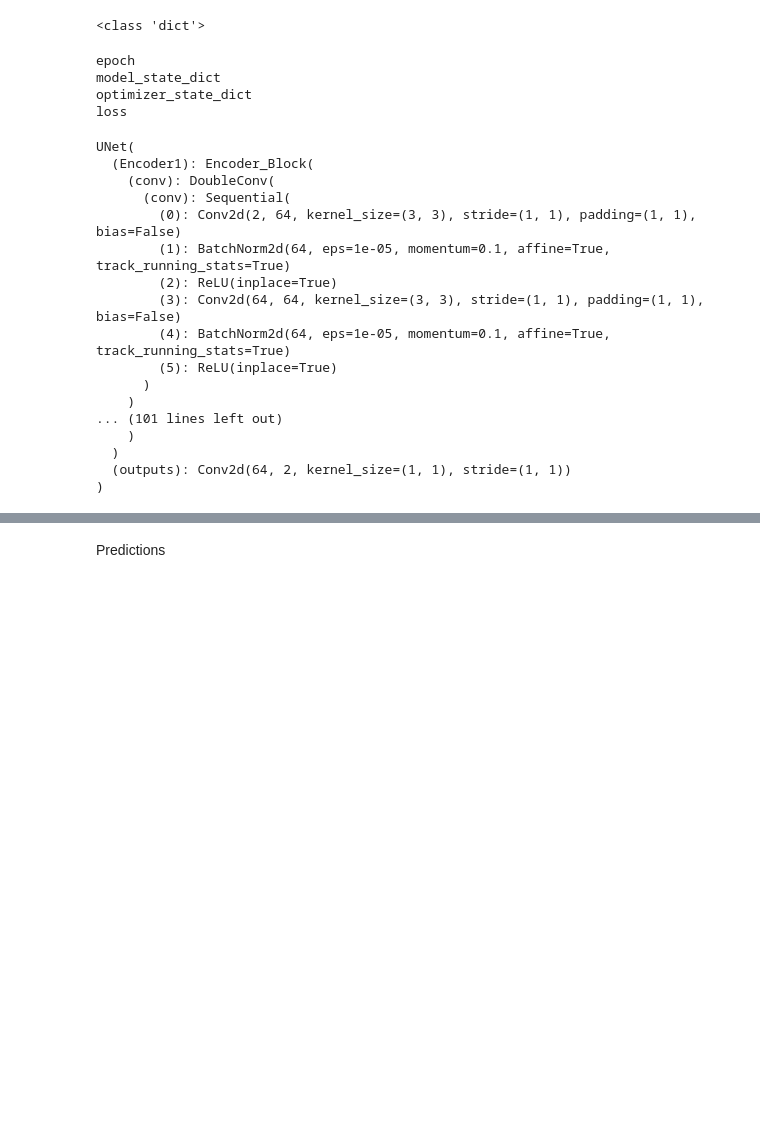
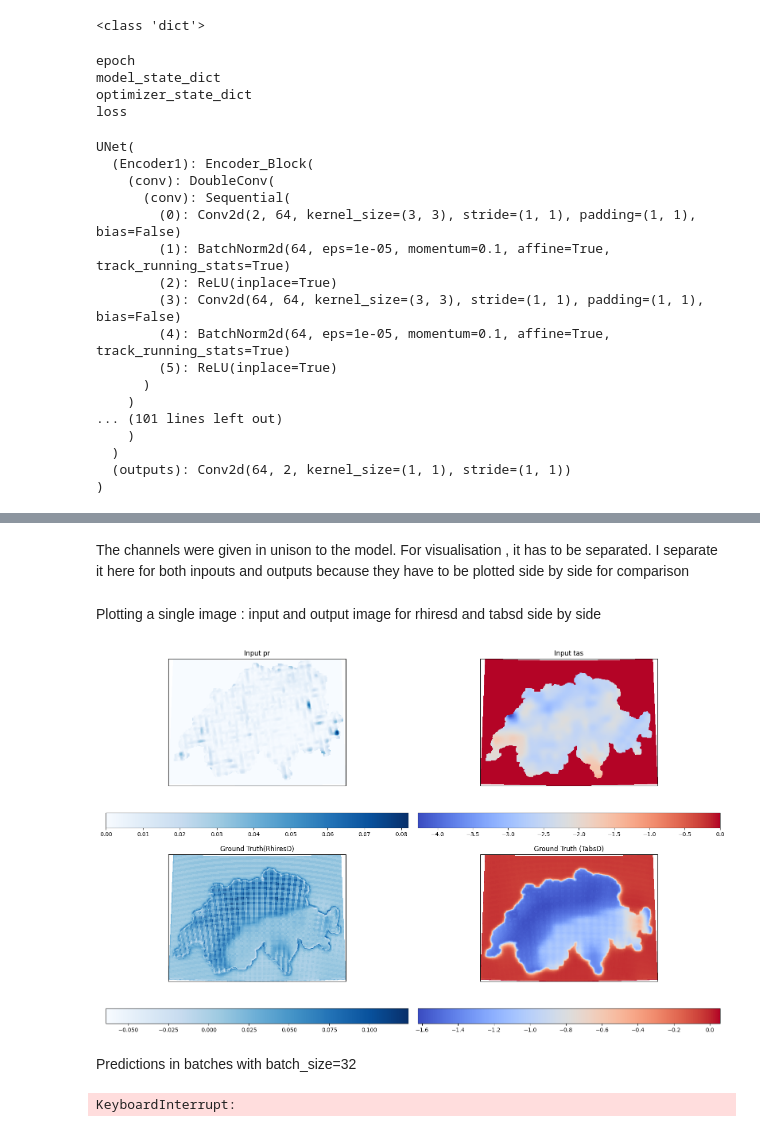
Before and after one commit to AsthanaShivanshi/Downscaling, a Jupyter notebook: Scripts/Jupyter_Notebooks/UNet_visualisations.ipynb, the cells around one changed output, grey strips where cells are left out. Drawn from its saved outputs; the diff is of its cells as text; code cells hidden in the pictures; blank space fills up the shorter version.

```diff
--- a/Scripts/Jupyter_Notebooks/UNet_visualisations.ipynb
+++ b/Scripts/Jupyter_Notebooks/UNet_visualisations.ipynb
@@ -69,0 +71,12 @@ test_loader= DataLoader(paired_ds, batch_size=32, shuffle=False)
+# %%
+#Predicting one single image pair
+index=0
+input_img, target_img=paired_ds[index]
+input_img= input_img.unsqueeze(0)
+model_instance.eval()
+with torch.no_grad():
+    output_img=model_instance(input_img)
+
+output_img=output_img.squeeze(0)
+# %%
+input_img=input_img.squeeze(0)
@@ -69,0 +91,8 @@ test_loader= DataLoader(paired_ds, batch_size=32, shuffle=False)
+# %% [markdown]
+The channels were given in unison to the model. For visualisation , it has to be separated. I separate it here for both inpouts and outputs because they have to be plotted side by side for comparison
+# %%
+input_rhiresd= input_img[0,:,:]
+input_tabsd= input_img[1,:,:]
+# %%
+predicted_rhiresd= output_img[0,:,:]
+predicted_tabsd= output_img[1,:,:]
@@ -70,6 +103,48 @@ test_loader= DataLoader(paired_ds, batch_size=32, shuffle=False)
+# %% [markdown]
+Plotting a single image : input and output image for rhiresd and tabsd side by side
+# %%
+lon_min, lon_max = 5, 11
+lat_min, lat_max = 45, 48
+
+lons = np.linspace(lon_min, lon_max, input_rhiresd.shape[1])
+lats = np.linspace(lat_min, lat_max, input_rhiresd.shape[0])
+lon2d, lat2d = np.meshgrid(lons, lats)
+
+lambert_proj = ccrs.LambertAzimuthalEqualArea(central_longitude=8, central_latitude=47)
+
+fig, axes = plt.subplots(2, 2, figsize=(16, 10), subplot_kw={'projection': lambert_proj})
+
+ax = axes[0, 0]
+im = ax.pcolormesh(lon2d, lat2d, input_rhiresd.cpu(), cmap='Blues', shading='auto', transform=ccrs.PlateCarree())
+ax.set_title('Input pr')
+fig.colorbar(im, ax=ax, orientation='horizontal')
+
+# Input Temperature
+ax = axes[0, 1]
+im = ax.pcolormesh(lon2d, lat2d, input_tabsd.cpu(), cmap='coolwarm', shading='auto', transform=ccrs.PlateCarree())
+ax.set_title('Input tas')
+fig.colorbar(im, ax=ax, orientation='horizontal')
+
+# Predicted Precipitation
+ax = axes[1, 0]
+im = ax.pcolormesh(lon2d, lat2d, predicted_rhiresd.cpu(), cmap='Blues', shading='auto', transform=ccrs.PlateCarree())
+ax.set_title('Ground Truth(RhiresD)')
+fig.colorbar(im, ax=ax, orientation='horizontal')
+
+# Predicted Temperature
+ax = axes[1, 1]
+im = ax.pcolormesh(lon2d, lat2d, predicted_tabsd.cpu(), cmap='coolwarm', shading='auto', transform=ccrs.PlateCarree())
+ax.set_title('Ground Truth (TabsD)')
+fig.colorbar(im, ax=ax, orientation='horizontal')
+
+plt.tight_layout()
+plt.show()
+# %% [output]
+[figure, added]
 # %% [markdown]
-Predictions
+Predictions in batches with batch_size=32
 # %%
+test_loader= DataLoader(paired_ds, batch_size=1, shuffle=False)
 predictions = []
 
 with torch.no_grad():
@@ -81,3 +156,5 @@ with torch.no_grad():
 predictions = torch.cat(predictions, dim=0)
 
 print(f"Final Predictions shape: {predictions.shape}")
+# %% [output]
+KeyboardInterrupt:
```
Also changed, not shown: parts of 5 cells of this notebook.
